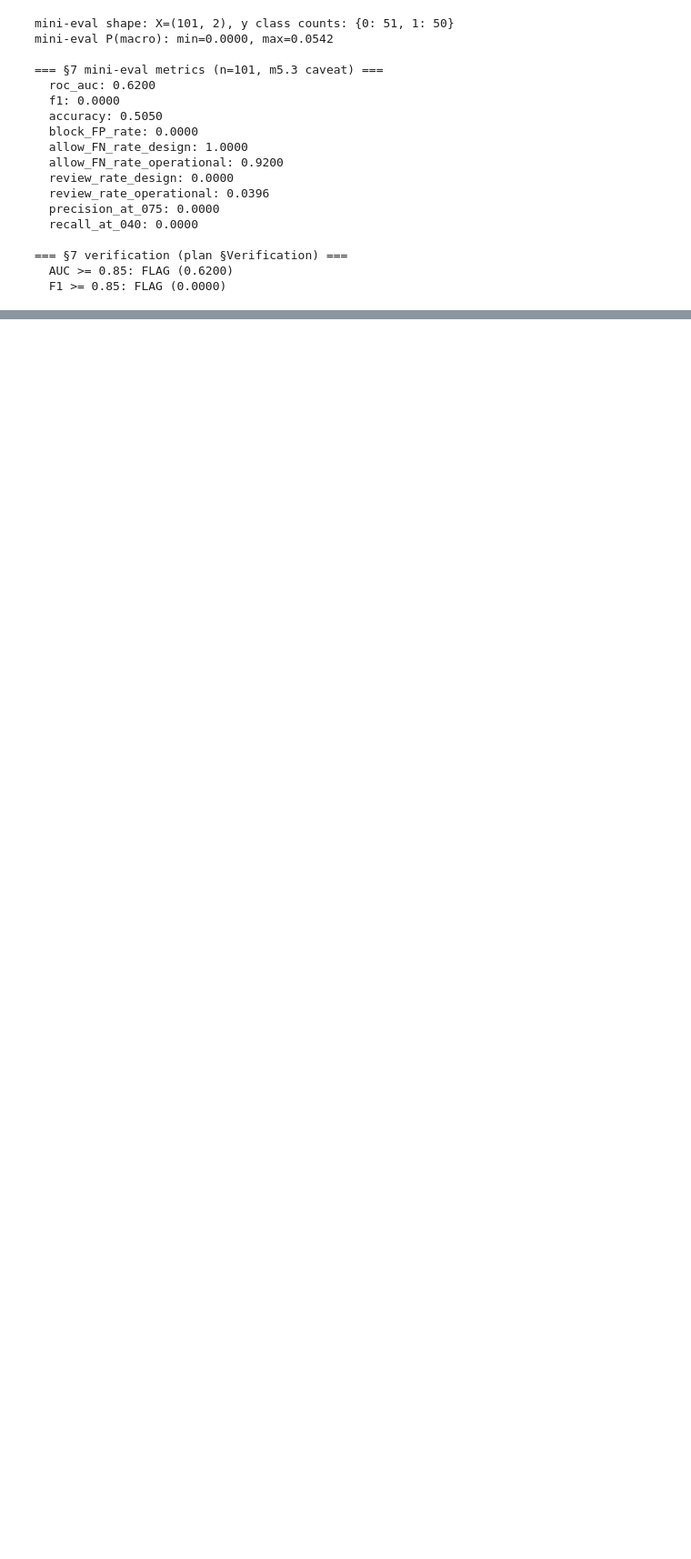
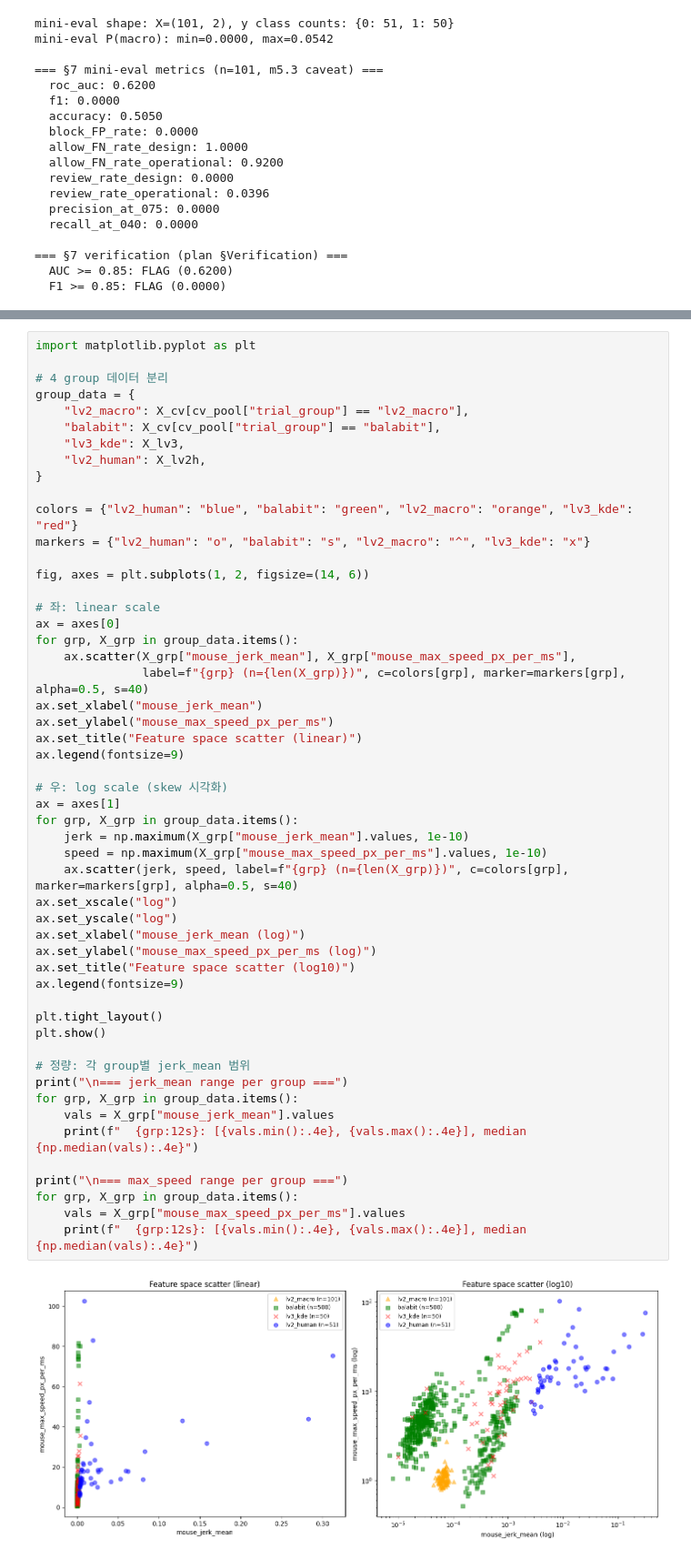
Before and after one commit to Tickle-ticket/Tickle, a Jupyter notebook: services/ai/train/model_experiment/xgboost_gyeom_final_pool.ipynb, the cells around one changed output, grey strips where cells are left out. Shown at 91% size. Cells and saved outputs as stored; diff of their text form; blank space fills up the shorter version.

```diff
--- a/services/ai/train/model_experiment/xgboost_gyeom_final_pool.ipynb
+++ b/services/ai/train/model_experiment/xgboost_gyeom_final_pool.ipynb
@@ -709,0 +748,54 @@ mini-eval P(macro): min=0.0000, max=0.0542
+# %%
+import matplotlib.pyplot as plt
+
+# 4 group 데이터 분리
+group_data = {
+    "lv2_macro": X_cv[cv_pool["trial_group"] == "lv2_macro"],
+    "balabit": X_cv[cv_pool["trial_group"] == "balabit"],
+    "lv3_kde": X_lv3,
+    "lv2_human": X_lv2h,
+}
+
+colors = {"lv2_human": "blue", "balabit": "green", "lv2_macro": "orange", "lv3_kde": "red"}
+markers = {"lv2_human": "o", "balabit": "s", "lv2_macro": "^", "lv3_kde": "x"}
+
+fig, axes = plt.subplots(1, 2, figsize=(14, 6))
+
+# 좌: linear scale
+ax = axes[0]
+for grp, X_grp in group_data.items():
+    ax.scatter(X_grp["mouse_jerk_mean"], X_grp["mouse_max_speed_px_per_ms"],
+               label=f"{grp} (n={len(X_grp)})", c=colors[grp], marker=markers[grp], alpha=0.5, s=40)
+ax.set_xlabel("mouse_jerk_mean")
+ax.set_ylabel("mouse_max_speed_px_per_ms")
+ax.set_title("Feature space scatter (linear)")
+ax.legend(fontsize=9)
+
+# 우: log scale (skew 시각화)
+ax = axes[1]
+for grp, X_grp in group_data.items():
+    jerk = np.maximum(X_grp["mouse_jerk_mean"].values, 1e-10)
+    speed = np.maximum(X_grp["mouse_max_speed_px_per_ms"].values, 1e-10)
+    ax.scatter(jerk, speed, label=f"{grp} (n={len(X_grp)})", c=colors[grp], marker=markers[grp], alpha=0.5, s=40)
+ax.set_xscale("log")
+ax.set_yscale("log")
+ax.set_xlabel("mouse_jerk_mean (log)")
+ax.set_ylabel("mouse_max_speed_px_per_ms (log)")
+ax.set_title("Feature space scatter (log10)")
+ax.legend(fontsize=9)
+
+plt.tight_layout()
+plt.show()
+
+# 정량: 각 group별 jerk_mean 범위
+print("\n=== jerk_mean range per group ===")
+for grp, X_grp in group_data.items():
+    vals = X_grp["mouse_jerk_mean"].values
+    print(f"  {grp:12s}: [{vals.min():.4e}, {vals.max():.4e}], median {np.median(vals):.4e}")
+
+print("\n=== max_speed range per group ===")
+for grp, X_grp in group_data.items():
+    vals = X_grp["mouse_max_speed_px_per_ms"].values
+    print(f"  {grp:12s}: [{vals.min():.4e}, {vals.max():.4e}], median {np.median(vals):.4e}")
+# %% [output]
+[figure, added]
```
Also changed, not shown: parts of 10 cells of this notebook.
